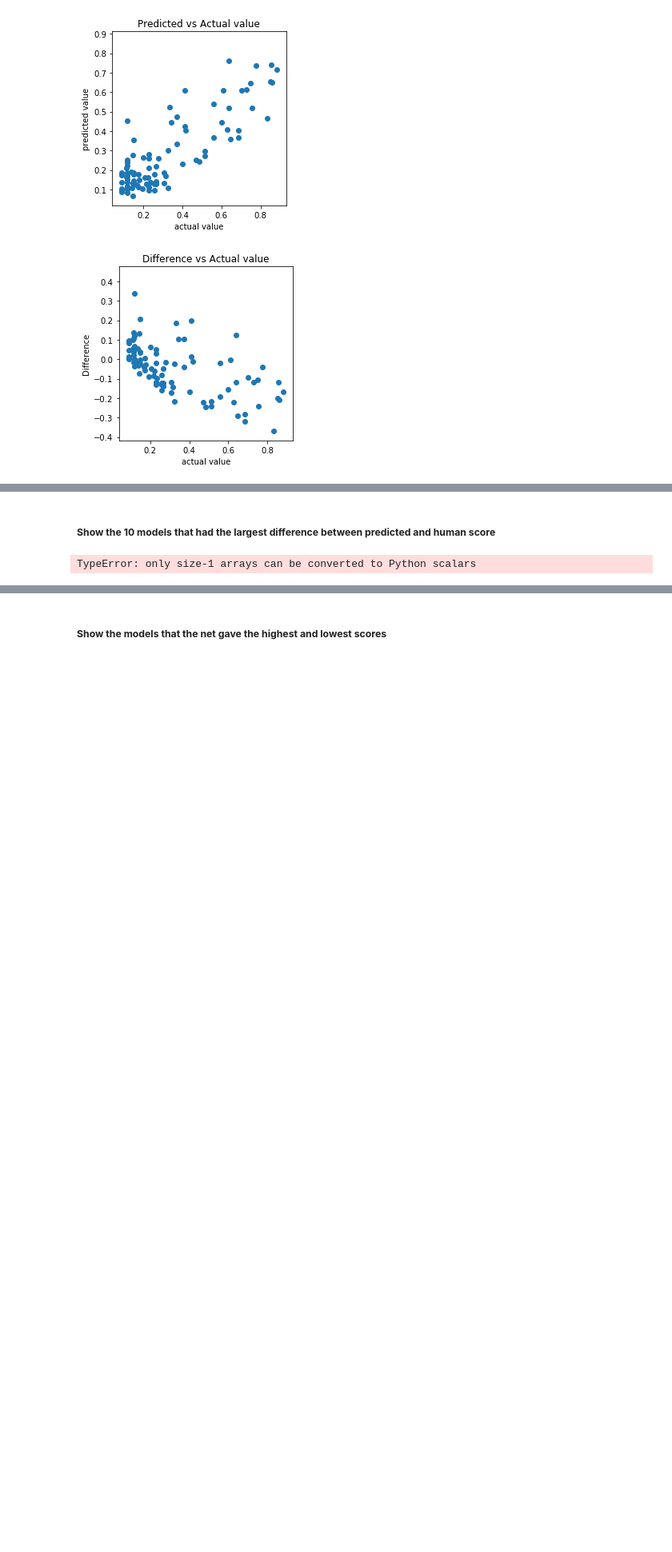
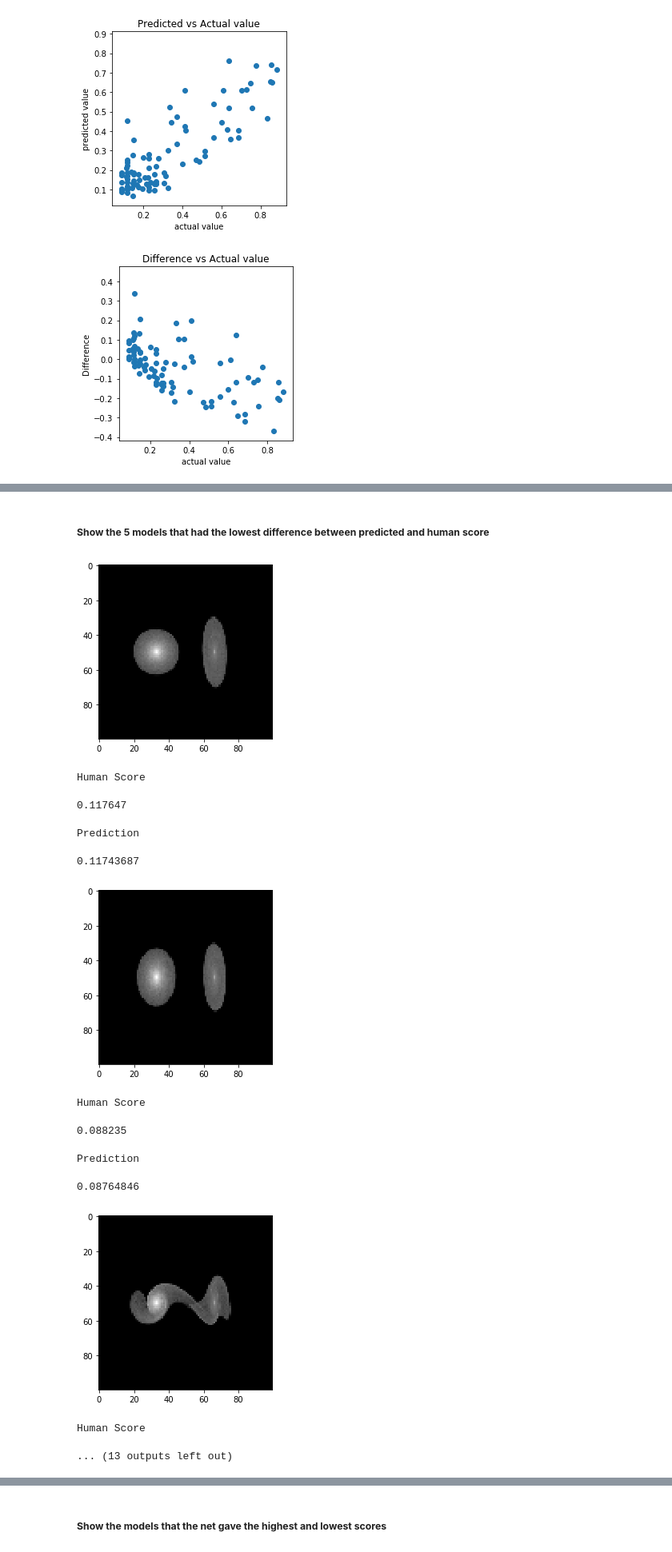
Before and after one commit to CSCI4850/S20-team2-project, a Jupyter notebook: Demo/Demo.ipynb, the cells around one changed output, grey strips where cells are left out. Shown at 80% size. Drawn from its saved outputs; the diff is of its cells as text; code cells hidden in the pictures; blank space fills up the shorter version.

```diff
--- a/Demo/Demo.ipynb
+++ b/Demo/Demo.ipynb
@@ -548,14 +546,10 @@ plt.show()
 # our ratings are based on how close the model rated a particular image
 # in regards to the actual human score attached to the image.
 
-## WANT TO CHANGE THIS AROUND TO MAKE MORE SENSE ##
-
 absDiff = np.abs(diff)
 
-top10 = np.argpartition(absDiff, -10)[-10:]
-bottom5 = np.argpartition(absDiff, 5)[:5]
-display(top10)
-display(bottom5)
-
-## WANT TO CHANGE THIS TO MAKE MORE SENSE ##
+bottom = np.argpartition(absDiff, -10)[-10:]
+top = np.argpartition(absDiff, 5)[:5]
+display(top)
+display(bottom)
 # %% [output]
@@ -564,14 +558,26 @@ array([43, 52, 53, 60, 27])
 # %% [markdown]
-##### **Show the 10 models that had the largest difference between predicted and human score**
+##### **Show the 5 models that had the lowest difference between predicted and human score**
 # %%
-for i in range (int(top10)):# change to bottom
-    plt.imshow(image.array_to_img(x_test[top10[0],:,:,:]), cmap='Greys_r')
+for i in range (5):# change to bottom
+    plt.imshow(image.array_to_img(x_test[top[i],:,:,:]), cmap='Greys_r')
     plt.show()
 
     print("Human Score")
-    display(y_test[top10[0]])
+    display(y_test[top[i]])
     print("Prediction")
-    display(preds[top10[0]][0])
+    display(preds[top[i]][0])
 # %% [output]
+[figure, added]
-TypeError: only size-1 arrays can be converted to Python scalars
+Human Score
+0.117647
+Prediction
+0.11743687
+[figure, added]
+Human Score
+0.088235
+Prediction
+0.08764846
+[figure, added]
+Human Score
+... (13 outputs left out)
 # %% [markdown]
```
Also changed, not shown: parts of 16 cells of this notebook.
